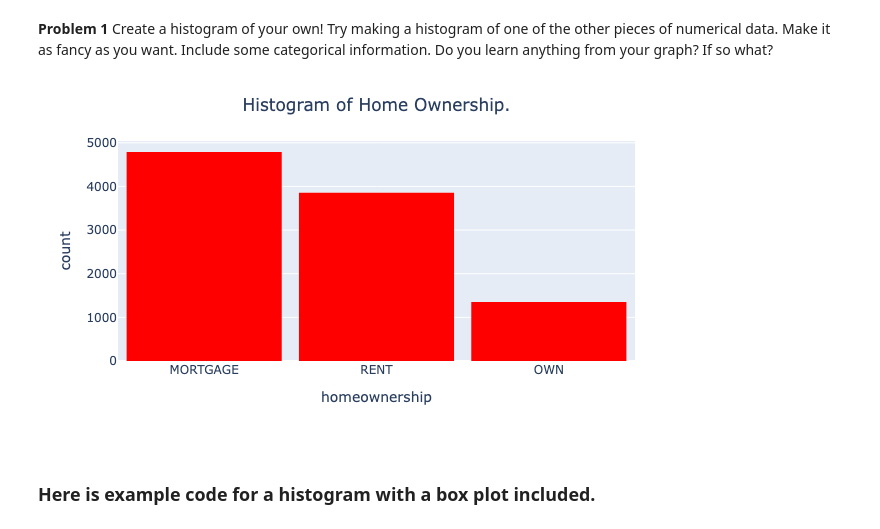
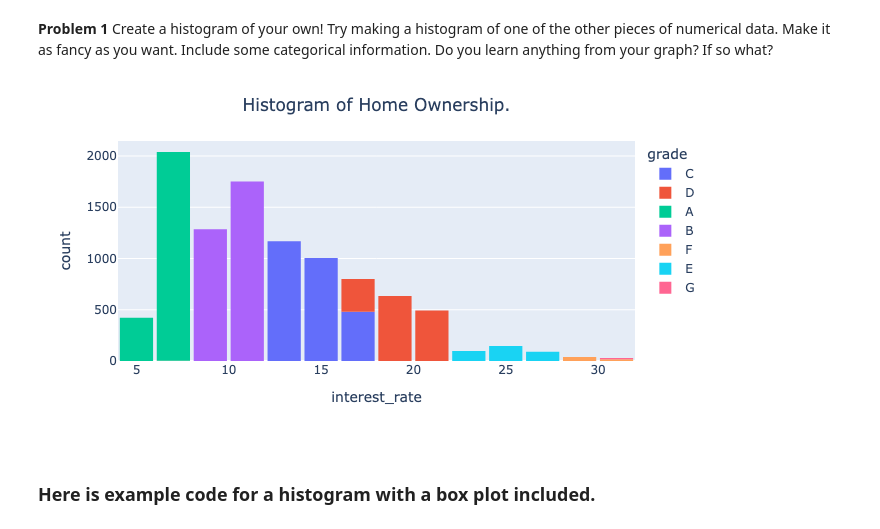
Before and after one commit to JaidenC4/Day4, a Jupyter notebook: Day4-HW.ipynb, the cells around one changed output. Drawn from its saved outputs; the diff is of its cells as text; code cells hidden in the pictures.

```diff
--- a/Day4-HW.ipynb
+++ b/Day4-HW.ipynb
@@ -119,16 +119,16 @@ I don't think I can decide between good and bad choices with the bin grouping wi
 **Problem 1** Create a histogram of your own! Try making a histogram of one of the other pieces of numerical data. Make it as fancy as you want. Include some categorical information. Do you learn anything from your graph? If so what?
 # %%
 fig = px.histogram(DF,
-                   nbins=3,
-                   x='homeownership',
-                   color_discrete_sequence=['red'])
+                   nbins=20,
+                   x='interest_rate',
+                   color='grade')
 
 fig.update_layout(bargap=0.1,
                   title='Histogram of Home Ownership.',
                   title_x=0.5)
 fig.show()
 # %% [output]
-[figure, old version]
+[figure, new version]
 # %% [markdown]
 ### Here is example code for a histogram with a box plot included.
 # %%
```
Also changed, not shown: parts of 4 cells of this notebook.
